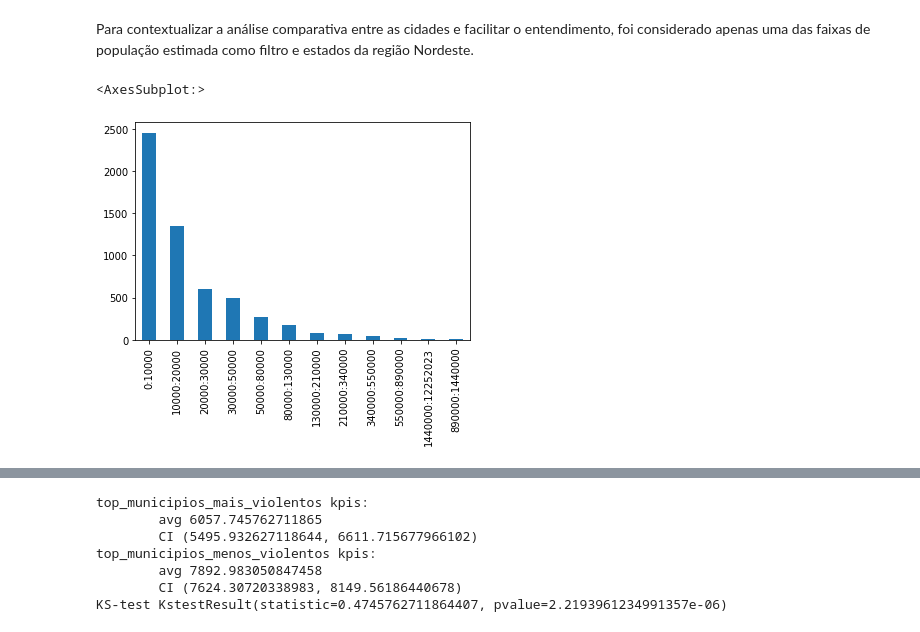
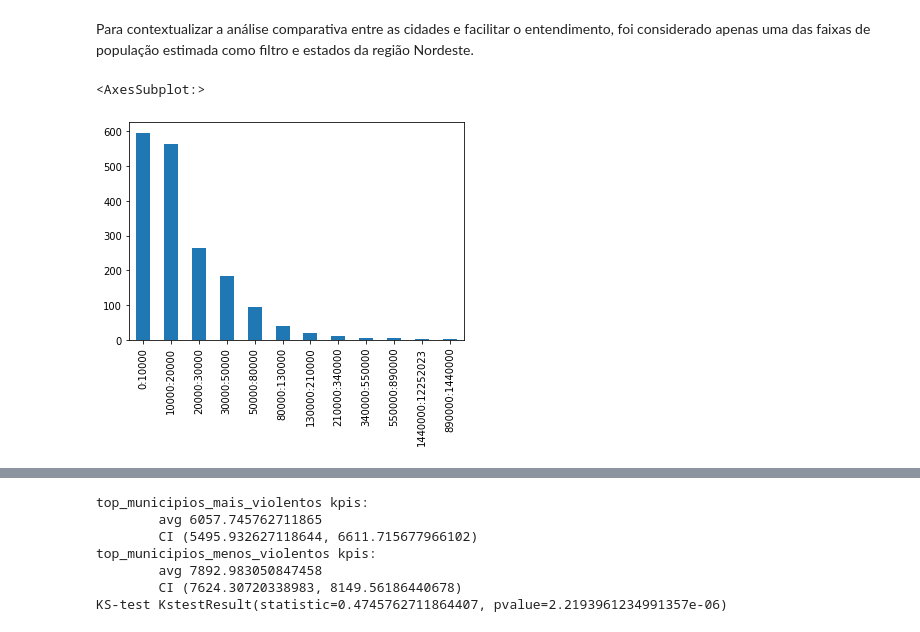
Before and after one commit to dunfrey/BCG-GAMMA-Challenge-2021, a Jupyter notebook: notebooks/2_data_understanding (1.3.1).ipynb, the cells around one changed output, grey strips where cells are left out. Drawn from its saved outputs; the diff is of its cells as text; code cells hidden in the pictures.

```diff
--- a/notebooks/2_data_understanding (1.3.1).ipynb
+++ b/notebooks/2_data_understanding (1.3.1).ipynb
@@ -146,0 +110,12 @@ cbos.head()
+# %%
+municipio_populacao_estimada = pd.read_parquet('../data/handled/ibge_municipio_populacao_estimada.parquet')
+
+municipio_populacao_estimada = (
+    municipio_populacao_estimada[
+        (municipio_populacao_estimada['uf'].isin(UFS))
+        & (municipio_populacao_estimada['ano'] == 2020)
+    ]
+    .drop(columns=['ano'])
+)
+
+inspect(municipio_populacao_estimada);
@@ -366,10 +212,0 @@ columns: ['uf', 'ufCodigo', 'nomeMunicipio', 'municipioCodigo', 'municipioCodigo
-# %%
-municipio_populacao_estimada = (
-    ibge_municipio_populacao_estimada[
-        (ibge_municipio_populacao_estimada['uf'].isin(UFS))
-        & (ibge_municipio_populacao_estimada['ano'] == 2020)
-    ]
-    .drop(columns=['ano'])
-)
-
-inspect(municipio_populacao_estimada);
@@ -542,10 +322,10 @@ municipio_features[municipio_features['populacaoEstimada'] >= 100000].sort_value
 Para contextualizar a análise comparativa entre as cidades e facilitar o entendimento, foi considerado apenas uma das faixas de população estimada como filtro e estados da região Nordeste.
 # %%
 # Distribuição de cidades por faixa de população Estimada
-ibge_municipio_populacao_estimada['faixaPopulacaoEstimada'].value_counts().plot(kind='bar')
+municipio_populacao_estimada['faixaPopulacaoEstimada'].value_counts().plot(kind='bar')
 # %% [output]
 <AxesSubplot:>
-[figure, old version]
+[figure, new version]
 # %%
 # Usando as top 10% cidades mais violentas e menos violentas para criar um conjunto de dados rótulado (municipios_ranking),
 # que discrimina se uma cidade é violenta ou não.
```
Also changed, not shown: parts of 34 cells of this notebook, 2 other files.
